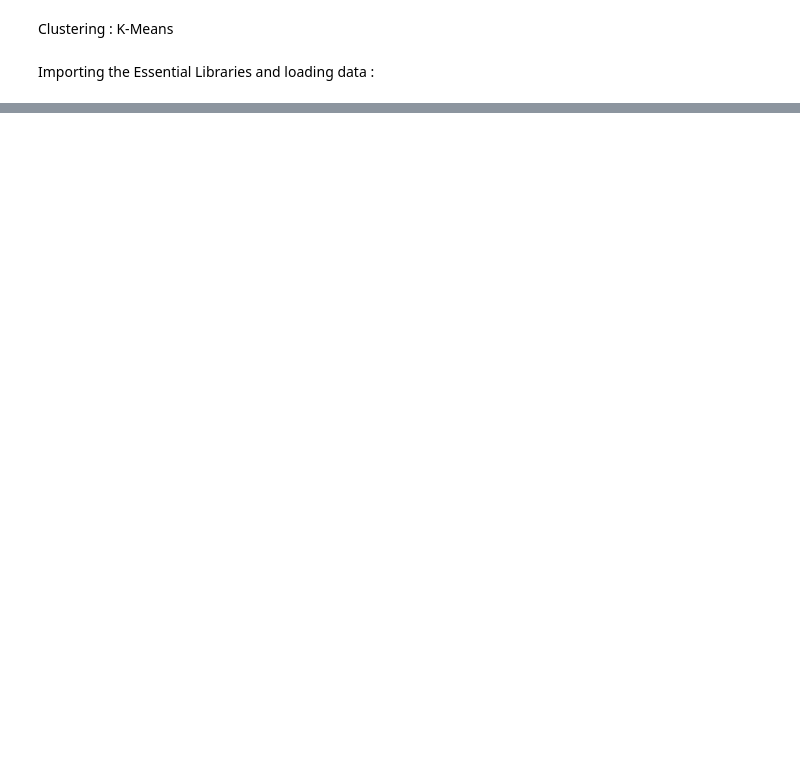
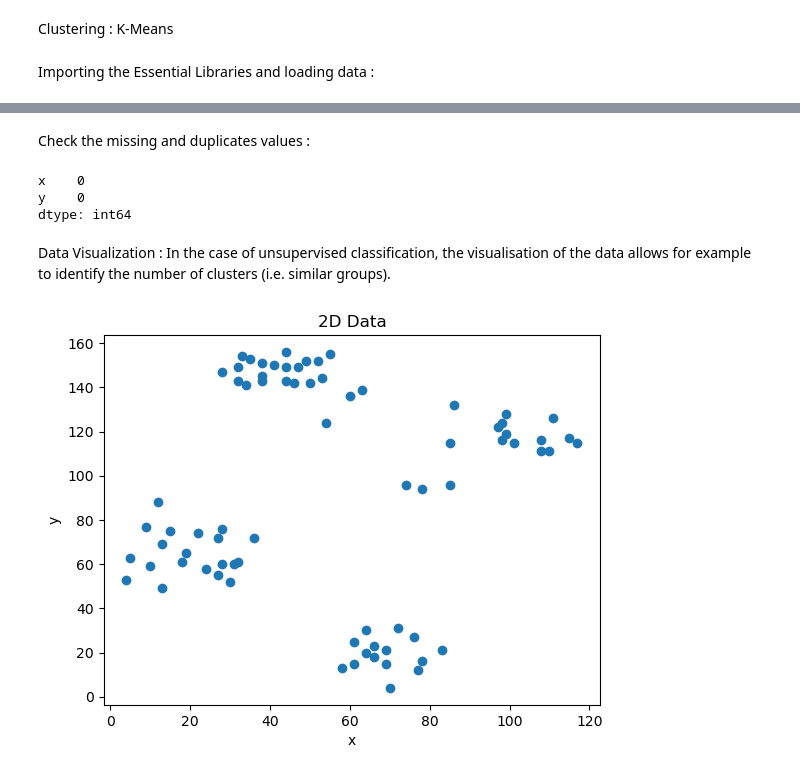
Before and after one commit to aminchk/Clustering-models, a Jupyter notebook: clustering models.ipynb, the cells around one changed output, grey strips where cells are left out. Drawn from its saved outputs; the diff is of its cells as text; code cells hidden in the pictures; blank space fills up the shorter version.

```diff
--- a/clustering models.ipynb
+++ b/clustering models.ipynb
@@ -19,0 +20,3 @@ df.head(5)
+# %%
+df.drop('Unnamed: 0', inplace = True, axis = 1)
+df.head()
@@ -19,0 +44,18 @@ df.head(5)
+# %% [markdown]
+Check the missing and duplicates values :
+# %%
+df.isnull().sum()
+# %% [output]
+x    0
+y    0
+dtype: int64
+# %% [markdown]
+Data Visualization : In the case of unsupervised classification, the visualisation of the data allows for example to identify the number of clusters (i.e. similar groups).
+# %%
+plt.scatter(df.x, df.y);
+plt.ylabel('y')
+plt.xlabel('x')
+plt.title('2D Data')
+plt.show()
+# %% [output]
+[figure, added]
```
Also changed, not shown: parts of 32 cells of this notebook, 1 other file.
